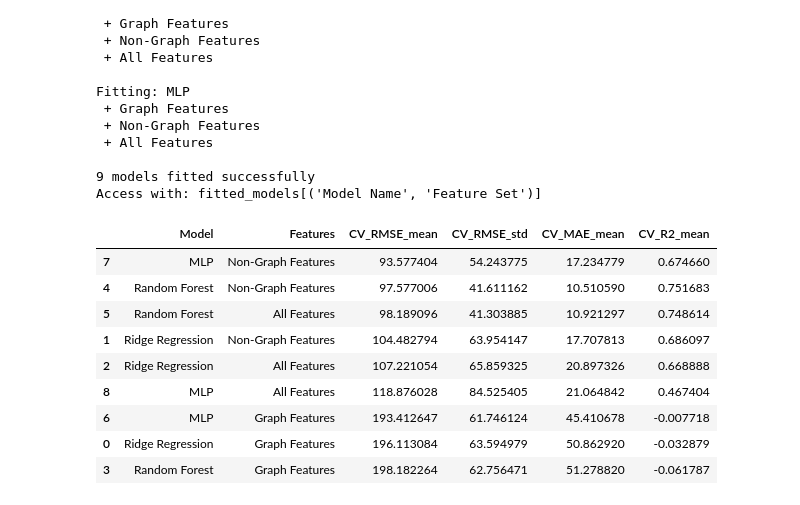
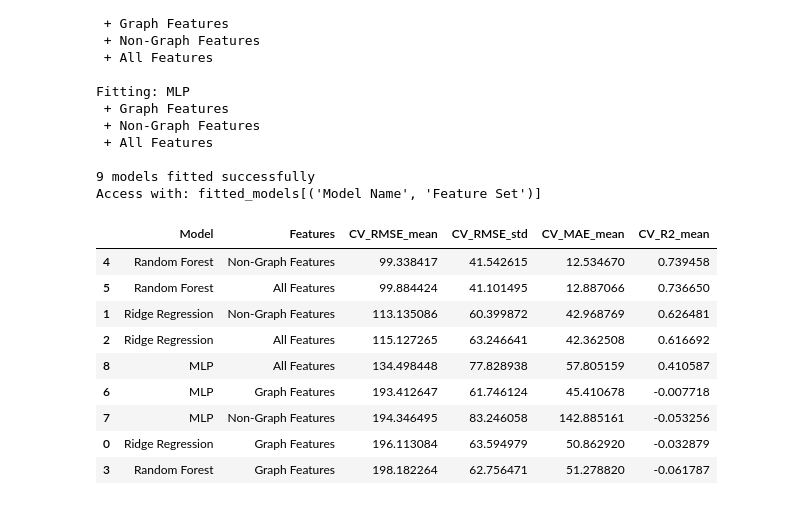
Before and after one commit to avezzuto/esl-team10, a Jupyter notebook: main.ipynb, the cells around one changed output. Cells and saved outputs as stored; diff of their text form; code cells hidden in the pictures.

```diff
--- a/main.ipynb
+++ b/main.ipynb
@@ -247,0 +268,12 @@ non_graph_features_df.head()
+# %%
+ng_state_full = build_non_graph_state(df)
+
+non_graph_features_full_df = df.apply(
+    lambda row: paper_non_graph_features(row["authors"], row["venue"], ng_state_full),
+    axis=1
+).apply(pd.Series)
+
+non_graph_features_full_df.head()
+
+# Example:
+# non_graph_features_full_df.iloc[0]['mean_num_papers'] is average productivity of authors of first paper
@@ -248,8 +287,8 @@ non_graph_features_df.head()
 # %%
 # Combined features and ground truths ready to be inputted
 X_graph = graph_features_full_df
-X_non_graph = non_graph_features_df
-X_all = pd.concat([graph_features_full_df, non_graph_features_df], axis=1)
+X_non_graph = non_graph_features_full_df
+X_all = pd.concat([graph_features_full_df, non_graph_features_full_df], axis=1)
 y = df["n_citation"].to_numpy()
 
 # print("Graph features shape:", X_graph.shape)
@@ -414,7 +453,6 @@ groups = df["year"].to_numpy()
 y = np.asarray(y)
 y = np.nan_to_num(y, nan=0.0)
 
-X_non_graph = X_non_graph.fillna(0)
 
 feature_names = ["Graph Features", "Non-Graph Features", "All Features"]
 fold_cache = []
@@ -441,11 +479,25 @@ for train_idx, val_idx in cv.split(df, y, groups=groups):
         .apply(pd.Series)
     )
 
-    # non-graph features (must already exist and align with df index)
-    Xtr_non = X_non_graph.iloc[train_idx]
-    Xva_non = X_non_graph.iloc[val_idx]
+
+    ng_state = build_non_graph_state(df_tr)
+
+    Xtr_non = (
+        df_tr.apply(lambda r: paper_non_graph_features(r["authors"], r["venue"], ng_state), axis=1)
+            .apply(pd.Series)
+    )
+    Xva_non = (
+        df_va.apply(lambda r: paper_non_graph_features(r["authors"], r["venue"], ng_state), axis=1)
+            .apply(pd.Series)
+    )
+
     Xtr_graph = Xtr_graph.fillna(0)
     Xva_graph = Xva_graph.fillna(0)
+
+    Xtr_non = Xtr_non.fillna(0)
+    Xva_non = Xva_non.fillna(0)
+
+
 
     fold_cache.append((Xtr_graph, Xva_graph, Xtr_non, Xva_non, y_tr, y_va))
 
@@ -461,39 +513,39 @@ for model_name, model_factory in models.items():
       # choose feature set for this run
       if feat_name == "Graph Features":
           Xtr, Xva = Xtr_graph, Xva_graph
       elif feat_name == "Non-Graph Features":
           Xtr, Xva = Xtr_non, Xva_non
       else:  # "All Features"
           Xtr = pd.concat([Xtr_graph, Xtr_non], axis=1)
           Xva = pd.concat([Xva_graph, Xva_non], axis=1)
 
       model = model_factory()
       model.fit(Xtr, y_tr)
       pred = model.predict(Xva)
 
       rmse_folds.append(np.sqrt(mean_squared_error(y_va, pred)))
       mae_folds.append(mean_absolute_error(y_va, pred))
       r2_folds.append(r2_score(y_va, pred))
 
     rows.append({
         "Model": model_name,
         "Features": feat_name,
         "CV_RMSE_mean": float(np.mean(rmse_folds)),
         "CV_RMSE_std":  float(np.std(rmse_folds, ddof=1)),
         "CV_MAE_mean":  float(np.mean(mae_folds)),
         "CV_R2_mean":   float(np.mean(r2_folds)),
     })
 
 cv_results = pd.DataFrame(rows).sort_values(["CV_RMSE_mean", "CV_MAE_mean"])
 cv_results
 # %% [output]
 |  | Model | Features | CV_RMSE_mean | CV_RMSE_std | CV_MAE_mean | CV_R2_mean |
-| 7 | MLP | Non-Graph Features | 93.577404 | 54.243775 | 17.234779 | 0.674660 |
-| 4 | Random Forest | Non-Graph Features | 97.577006 | 41.611162 | 10.510590 | 0.751683 |
-| 5 | Random Forest | All Features | 98.189096 | 41.303885 | 10.921297 | 0.748614 |
-| 1 | Ridge Regression | Non-Graph Features | 104.482794 | 63.954147 | 17.707813 | 0.686097 |
-| 2 | Ridge Regression | All Features | 107.221054 | 65.859325 | 20.897326 | 0.668888 |
-| 8 | MLP | All Features | 118.876028 | 84.525405 | 21.064842 | 0.467404 |
+| 4 | Random Forest | Non-Graph Features | 99.338417 | 41.542615 | 12.534670 | 0.739458 |
+| 5 | Random Forest | All Features | 99.884424 | 41.101495 | 12.887066 | 0.736650 |
+| 1 | Ridge Regression | Non-Graph Features | 113.135086 | 60.399872 | 42.968769 | 0.626481 |
+| 2 | Ridge Regression | All Features | 115.127265 | 63.246641 | 42.362508 | 0.616692 |
+| 8 | MLP | All Features | 134.498448 | 77.828938 | 57.805159 | 0.410587 |
 | 6 | MLP | Graph Features | 193.412647 | 61.746124 | 45.410678 | -0.007718 |
+| 7 | MLP | Non-Graph Features | 194.346495 | 83.246058 | 142.885161 | -0.053256 |
 | 0 | Ridge Regression | Graph Features | 196.113084 | 63.594979 | 50.862920 | -0.032879 |
 | 3 | Random Forest | Graph Features | 198.182264 | 62.756471 | 51.278820 | -0.061787 |
```
Also changed, not shown: parts of 3 cells of this notebook.
